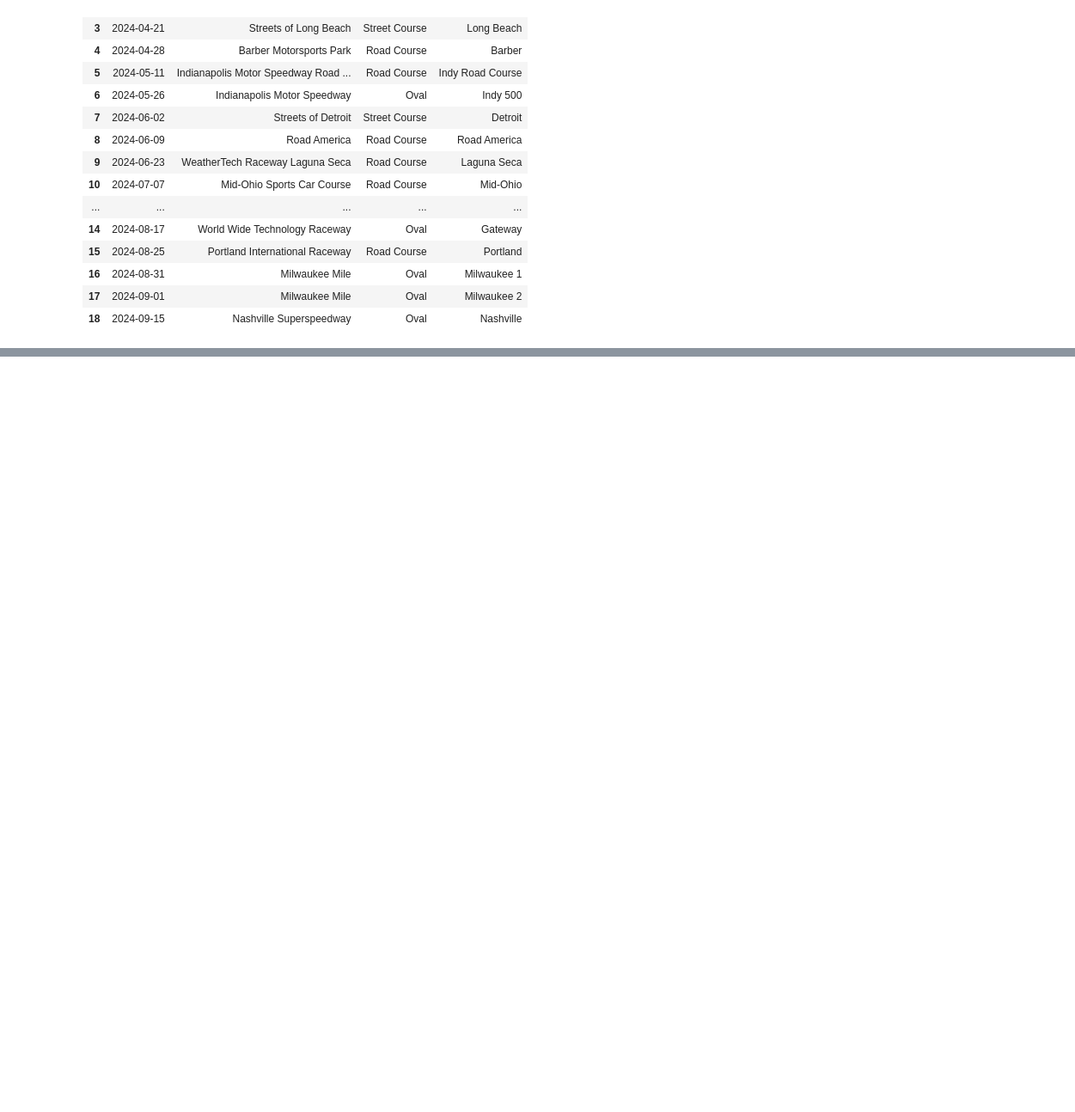
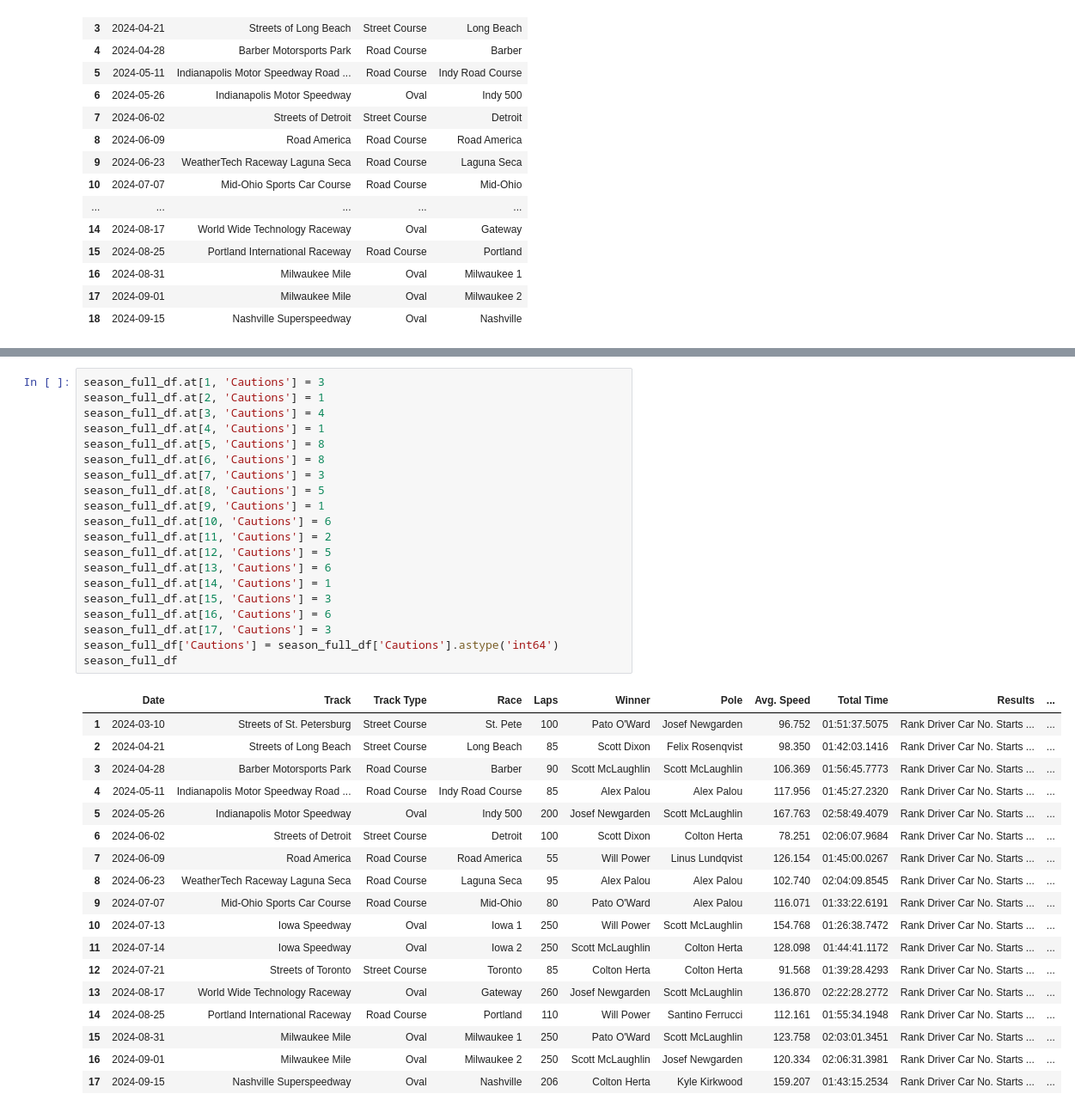
Before and after one commit to Omeagon/Project_3, a Jupyter notebook: Race_result_parse_html_allfiles.ipynb, the cells around one changed output, grey strips where cells are left out. Shown at 86% size. Drawn from its saved outputs; the diff is of its cells as text; blank space fills up the shorter version.

```diff
--- a/Race_result_parse_html_allfiles.ipynb
+++ b/Race_result_parse_html_allfiles.ipynb
@@ -177,0 +193,39 @@ season_full_df
+# %%
+season_full_df.at[1, 'Cautions'] = 3
+season_full_df.at[2, 'Cautions'] = 1
+season_full_df.at[3, 'Cautions'] = 4
+season_full_df.at[4, 'Cautions'] = 1
+season_full_df.at[5, 'Cautions'] = 8
+season_full_df.at[6, 'Cautions'] = 8
+season_full_df.at[7, 'Cautions'] = 3
+season_full_df.at[8, 'Cautions'] = 5
+season_full_df.at[9, 'Cautions'] = 1
+season_full_df.at[10, 'Cautions'] = 6
+season_full_df.at[11, 'Cautions'] = 2
+season_full_df.at[12, 'Cautions'] = 5
+season_full_df.at[13, 'Cautions'] = 6
+season_full_df.at[14, 'Cautions'] = 1
+season_full_df.at[15, 'Cautions'] = 3
+season_full_df.at[16, 'Cautions'] = 6
+season_full_df.at[17, 'Cautions'] = 3
+season_full_df['Cautions'] = season_full_df['Cautions'].astype('int64')
+season_full_df
+# %% [output]
+|  | Date | Track | Track Type | Race | Laps | Winner | Pole | Avg. Speed | Total Time | Results | ... |
+| 1 | 2024-03-10 | Streets of St. Petersburg | Street Course | St. Pete | 100 | Pato O'Ward | Josef Newgarden | 96.752 | 01:51:37.5075 | Rank Driver Car No. Starts ... | ... |
+| 2 | 2024-04-21 | Streets of Long Beach | Street Course | Long Beach | 85 | Scott Dixon | Felix Rosenqvist | 98.350 | 01:42:03.1416 | Rank Driver Car No. Starts ... | ... |
+| 3 | 2024-04-28 | Barber Motorsports Park | Road Course | Barber | 90 | Scott McLaughlin | Scott McLaughlin | 106.369 | 01:56:45.7773 | Rank Driver Car No. Starts ... | ... |
+| 4 | 2024-05-11 | Indianapolis Motor Speedway Road ... | Road Course | Indy Road Course | 85 | Alex Palou | Alex Palou | 117.956 | 01:45:27.2320 | Rank Driver Car No. Starts ... | ... |
+| 5 | 2024-05-26 | Indianapolis Motor Speedway | Oval | Indy 500 | 200 | Josef Newgarden | Scott McLaughlin | 167.763 | 02:58:49.4079 | Rank Driver Car No. Starts ... | ... |
+| 6 | 2024-06-02 | Streets of Detroit | Street Course | Detroit | 100 | Scott Dixon | Colton Herta | 78.251 | 02:06:07.9684 | Rank Driver Car No. Starts ... | ... |
+| 7 | 2024-06-09 | Road America | Road Course | Road America | 55 | Will Power | Linus Lundqvist | 126.154 | 01:45:00.0267 | Rank Driver Car No. Starts ... | ... |
+| 8 | 2024-06-23 | WeatherTech Raceway Laguna Seca | Road Course | Laguna Seca | 95 | Alex Palou | Alex Palou | 102.740 | 02:04:09.8545 | Rank Driver Car No. Starts ... | ... |
+| 9 | 2024-07-07 | Mid-Ohio Sports Car Course | Road Course | Mid-Ohio | 80 | Pato O'Ward | Alex Palou | 116.071 | 01:33:22.6191 | Rank Driver Car No. Starts ... | ... |
+| 10 | 2024-07-13 | Iowa Speedway | Oval | Iowa 1 | 250 | Will Power | Scott McLaughlin | 154.768 | 01:26:38.7472 | Rank Driver Car No. Starts ... | ... |
+| 11 | 2024-07-14 | Iowa Speedway | Oval | Iowa 2 | 250 | Scott McLaughlin | Colton Herta | 128.098 | 01:44:41.1172 | Rank Driver Car No. Starts ... | ... |
+| 12 | 2024-07-21 | Streets of Toronto | Street Course | Toronto | 85 | Colton Herta | Colton Herta | 91.568 | 01:39:28.4293 | Rank Driver Car No. Starts ... | ... |
+| 13 | 2024-08-17 | World Wide Technology Raceway | Oval | Gateway | 260 | Josef Newgarden | Scott McLaughlin | 136.870 | 02:22:28.2772 | Rank Driver Car No. Starts ... | ... |
+| 14 | 2024-08-25 | Portland International Raceway | Road Course | Portland | 110 | Will Power | Santino Ferrucci | 112.161 | 01:55:34.1948 | Rank Driver Car No. Starts ... | ... |
+| 15 | 2024-08-31 | Milwaukee Mile | Oval | Milwaukee 1 | 250 | Pato O'Ward | Scott McLaughlin | 123.758 | 02:03:01.3451 | Rank Driver Car No. Starts ... | ... |
+| 16 | 2024-09-01 | Milwaukee Mile | Oval | Milwaukee 2 | 250 | Scott McLaughlin | Josef Newgarden | 120.334 | 02:06:31.3981 | Rank Driver Car No. Starts ... | ... |
+| 17 | 2024-09-15 | Nashville Superspeedway | Oval | Nashville | 206 | Colton Herta | Kyle Kirkwood | 159.207 | 01:43:15.2534 | Rank Driver Car No. Starts ... | ... |
```
Also changed, not shown: parts of 5 cells of this notebook, 3 other files.
